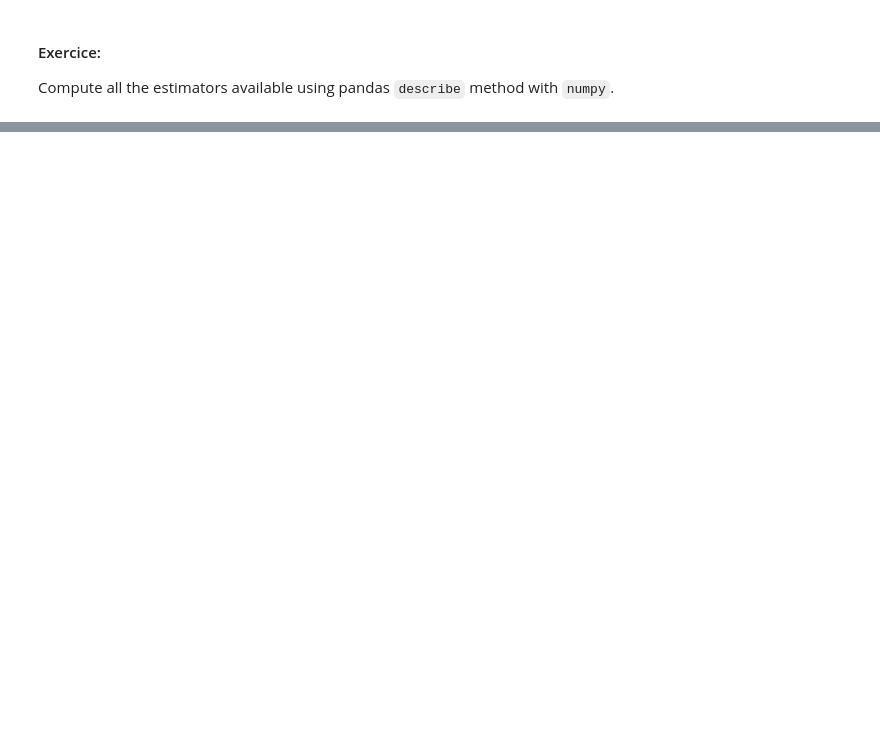
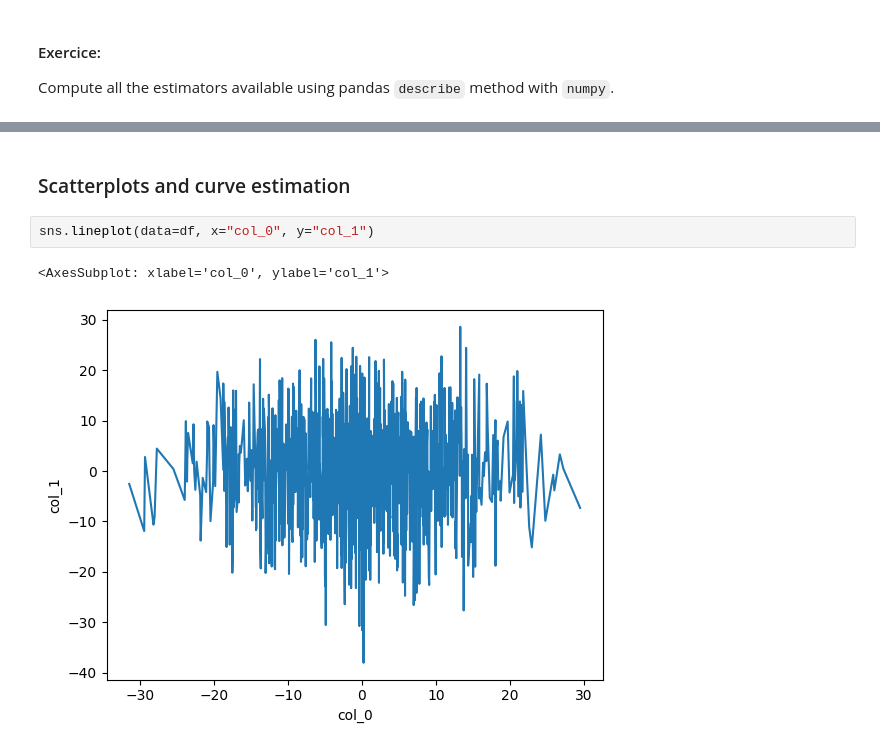
Before and after one commit to SphRbtHyk/miashs_introduction_ml, a Jupyter notebook: lab1/lab1_data_manipulation.ipynb, the cells around one changed output, grey strips where cells are left out. Cells and saved outputs as stored; diff of their text form; blank space fills up the shorter version.

```diff
--- a/lab1/lab1_data_manipulation.ipynb
+++ b/lab1/lab1_data_manipulation.ipynb
@@ -179,0 +211,7 @@ Compute all the estimators available using pandas `describe` method with `numpy`
+# %% [markdown]
+### Scatterplots and curve estimation
+# %%
+sns.lineplot(data=df, x="col_0", y="col_1")
+# %% [output]
+<AxesSubplot: xlabel='col_0', ylabel='col_1'>
+[figure, added]
```
Also changed, not shown: parts of 16 cells of this notebook, 4 other files.
